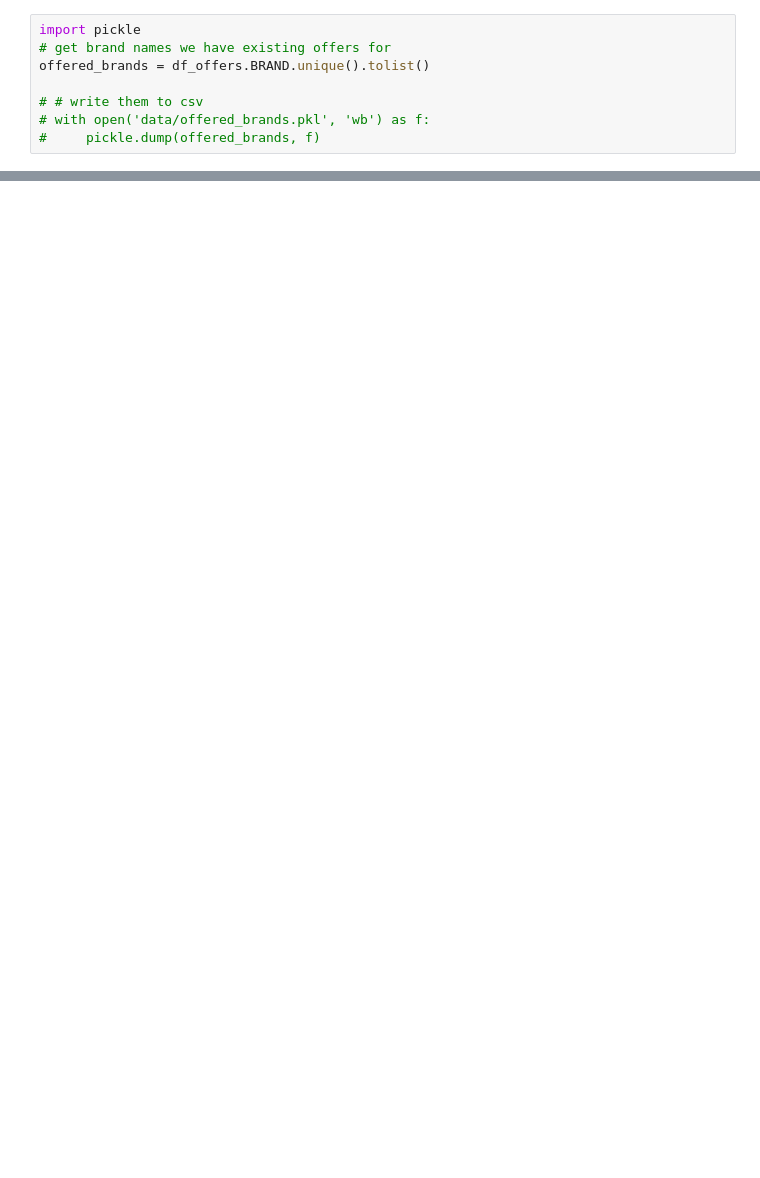
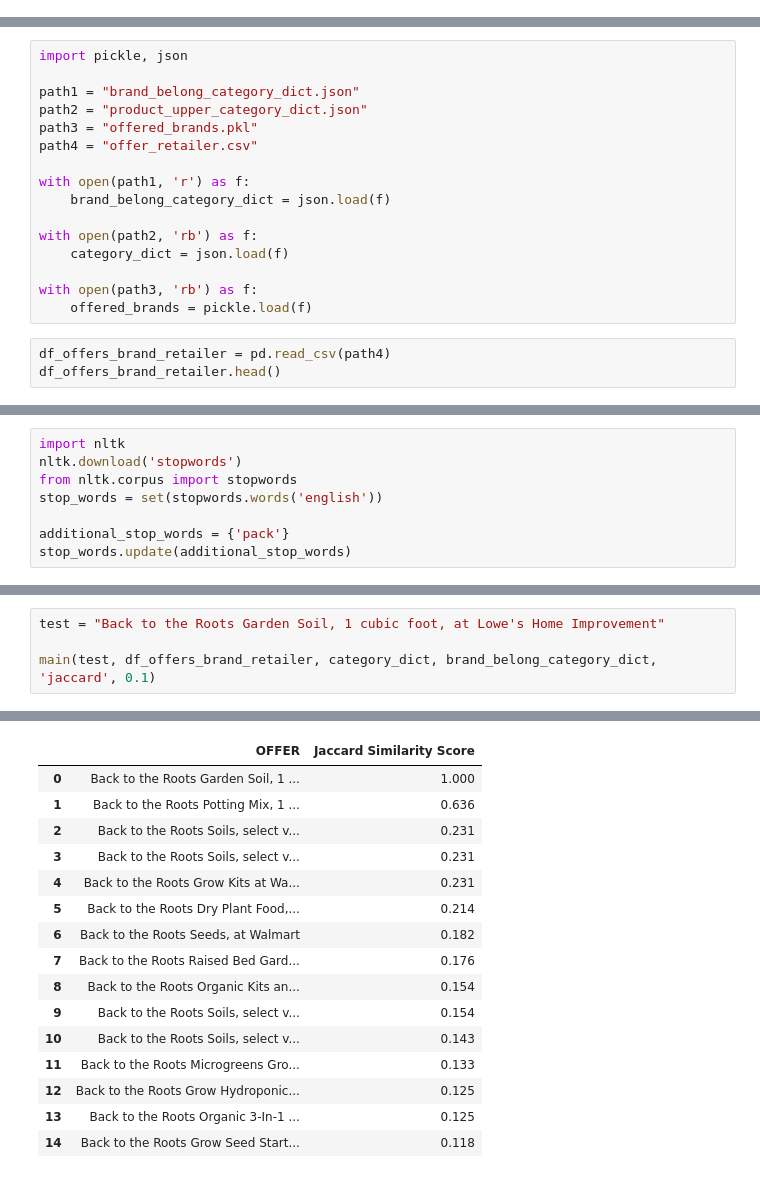
Before and after one commit to hjiangAnthony/retailer_nlp_challenger, a Jupyter notebook: notebooks/04-Search Processing.ipynb, the cells around one changed output, grey strips where cells are left out. Saved outputs shown, nothing was run; the diff lists cells and outputs as text; blank space fills up the shorter version.

```diff
--- a/00-EDA.ipynb
+++ b/notebooks/04-Search Processing.ipynb
@@ -472,8 +0,0 @@ with open('data/brand_belong_category_dict.json', 'w') as fp:
-# %%
-import pickle
-# get brand names we have existing offers for
-offered_brands = df_offers.BRAND.unique().tolist()
-
-# # write them to csv
-# with open('data/offered_brands.pkl', 'wb') as f:
-#     pickle.dump(offered_brands, f)
@@ -479,0 +24,19 @@ offered_brands = df_offers.BRAND.unique().tolist()
+# %%
+import pickle, json
+
+path1 = "brand_belong_category_dict.json"
+path2 = "product_upper_category_dict.json"
+path3 = "offered_brands.pkl"
+path4 = "offer_retailer.csv"
+
+with open(path1, 'r') as f:
+    brand_belong_category_dict = json.load(f)
+
+with open(path2, 'rb') as f:
+    category_dict = json.load(f)
+
+with open(path3, 'rb') as f:
+    offered_brands = pickle.load(f)
+# %%
+df_offers_brand_retailer = pd.read_csv(path4)
+df_offers_brand_retailer.head()
@@ -479,0 +101,8 @@ offered_brands = df_offers.BRAND.unique().tolist()
+# %%
+import nltk
+nltk.download('stopwords')
+from nltk.corpus import stopwords
+stop_words = set(stopwords.words('english'))
+
+additional_stop_words = {'pack'}
+stop_words.update(additional_stop_words)
@@ -479,0 +442,5 @@ offered_brands = df_offers.BRAND.unique().tolist()
+# %%
+test = "Back to the Roots Garden Soil, 1 cubic foot, at Lowe's Home Improvement"
+
+main(test, df_offers_brand_retailer, category_dict, brand_belong_category_dict, 'jaccard', 0.1)
+# %% [output]
@@ -479,0 +453,16 @@ offered_brands = df_offers.BRAND.unique().tolist()
+|  | OFFER | Jaccard Similarity Score |
+| 0 | Back to the Roots Garden Soil, 1 ... | 1.000 |
+| 1 | Back to the Roots Potting Mix, 1 ... | 0.636 |
+| 2 | Back to the Roots Soils, select v... | 0.231 |
+| 3 | Back to the Roots Soils, select v... | 0.231 |
+| 4 | Back to the Roots Grow Kits at Wa... | 0.231 |
+| 5 | Back to the Roots Dry Plant Food,... | 0.214 |
+| 6 | Back to the Roots Seeds, at Walmart | 0.182 |
+| 7 | Back to the Roots Raised Bed Gard... | 0.176 |
+| 8 | Back to the Roots Organic Kits an... | 0.154 |
+| 9 | Back to the Roots Soils, select v... | 0.154 |
+| 10 | Back to the Roots Soils, select v... | 0.143 |
+| 11 | Back to the Roots Microgreens Gro... | 0.133 |
+| 12 | Back to the Roots Grow Hydroponic... | 0.125 |
+| 13 | Back to the Roots Organic 3-In-1 ... | 0.125 |
+| 14 | Back to the Roots Grow Seed Start... | 0.118 |
```
Also changed, not shown: parts of 82 cells of this notebook, 11 other files.
